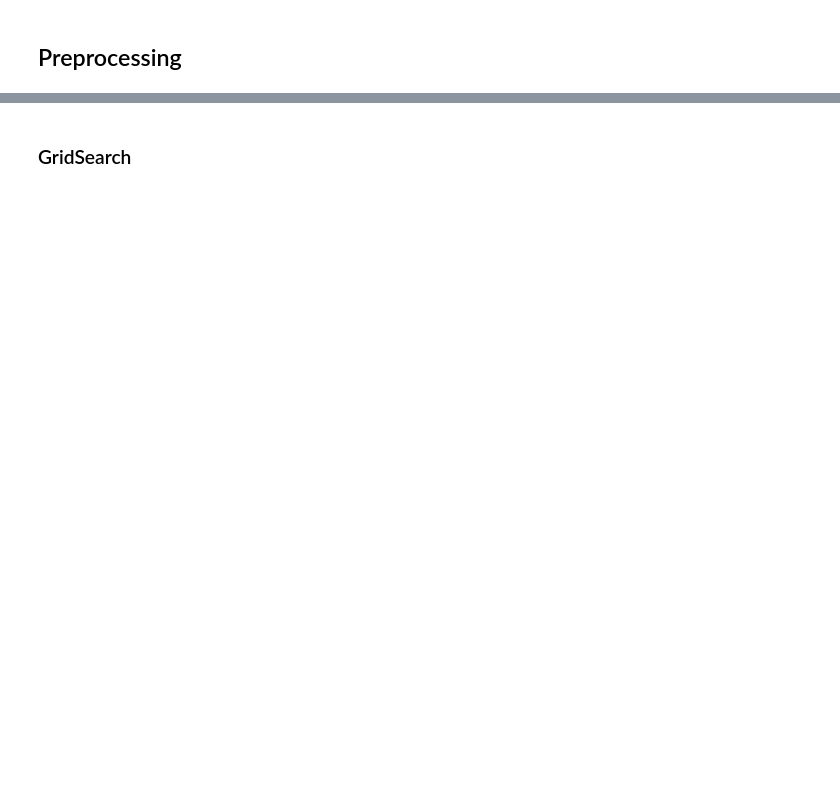
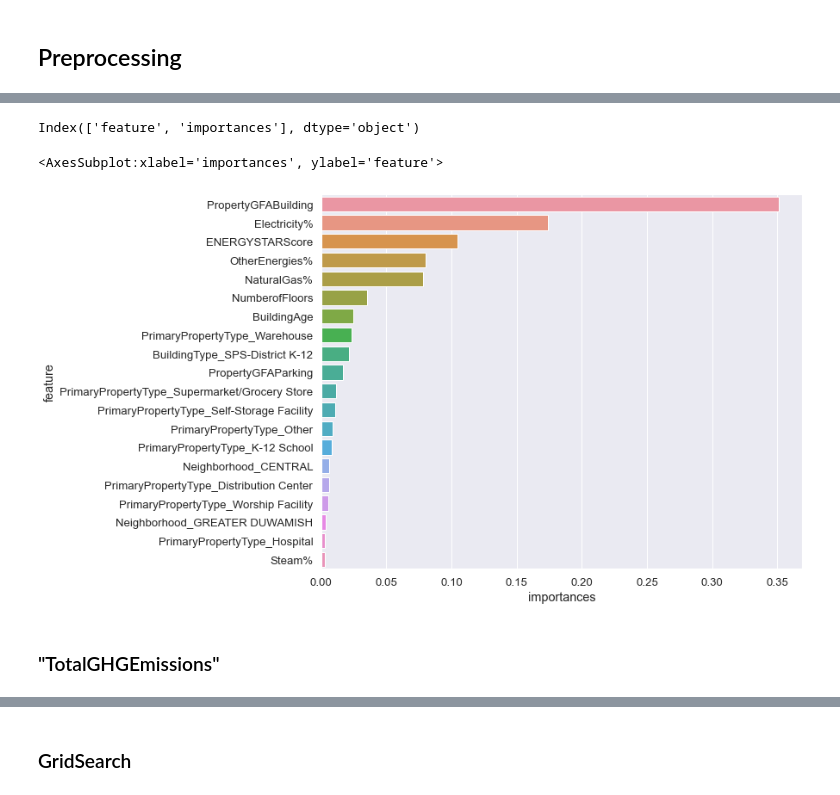
Before and after one commit to Azimoj/Seattle-Electricity, a Jupyter notebook: Pélec_02_notebook.ipynb, the cells around one changed output, grey strips where cells are left out. Drawn from its saved outputs; the diff is of its cells as text; code cells hidden in the pictures; blank space fills up the shorter version.

```diff
--- a/Pélec_02_notebook.ipynb
+++ b/Pélec_02_notebook.ipynb
@@ -170,0 +695,2 @@ Nous allons continuer avec les modèles "ExtraTreesRegressor" & "GradientBoostin
+# %%
+ohe_feature_nemes= GBR_energy['preprocessor'].named_transformers_['cat'].named_steps['onehot'].get_feature_names(categorical_features)
@@ -170,0 +717,3 @@ Nous allons continuer avec les modèles "ExtraTreesRegressor" & "GradientBoostin
+# %%
+numeric_features_names= np.concatenate([numeric_features,numeric_log_features])
+numeric_features_names
@@ -170,0 +725,3 @@ Nous allons continuer avec les modèles "ExtraTreesRegressor" & "GradientBoostin
+# %%
+feature_importances_names= np.concatenate([numeric_features_names,ohe_feature_nemes,])
+feature_importances_names.shape
@@ -170,0 +730,5 @@ Nous allons continuer avec les modèles "ExtraTreesRegressor" & "GradientBoostin
+# %%
+# zip coeff & names together and make  DataFrame
+zipped= zip(feature_importances_names,feature_importances)
+df= pd.DataFrame(zipped, columns=['feature','importances'])
+df
@@ -170,0 +753,13 @@ Nous allons continuer avec les modèles "ExtraTreesRegressor" & "GradientBoostin
+# %%
+df.keys()
+# %% [output]
+Index(['feature', 'importances'], dtype='object')
+# %%
+sns.set(font_scale=1.2)
+plt.figure(figsize=(10,8))
+sns.barplot(y='feature', x='importances', data= df.sort_values(by= 'importances', ascending = False).head(20))
+# %% [output]
+<AxesSubplot:xlabel='importances', ylabel='feature'>
+[figure, added]
+# %% [markdown]
+### "TotalGHGEmissions"
```
Also changed, not shown: parts of 156 cells of this notebook.
